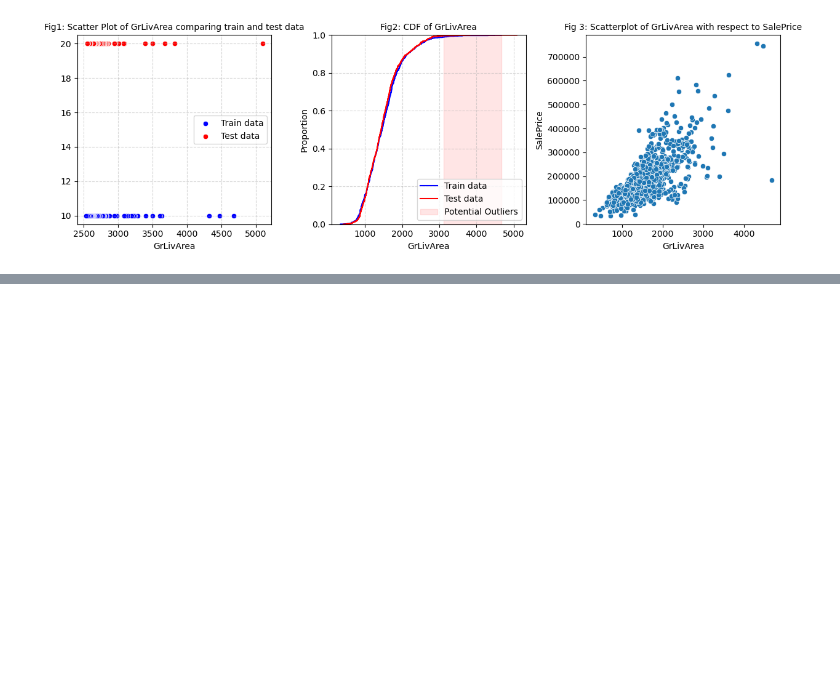
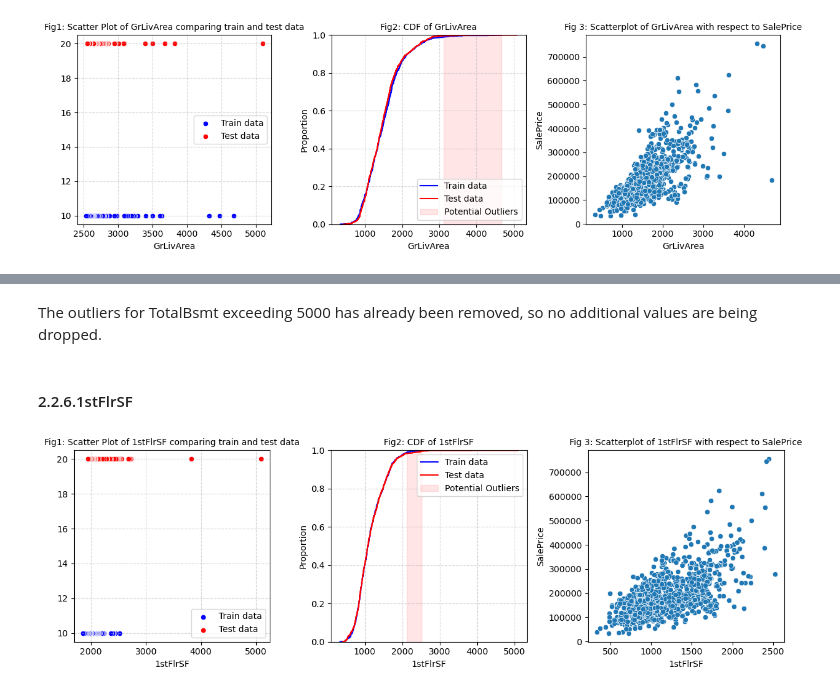
Before and after one commit to boraaktas/COMP4433-Team_Project, a Jupyter notebook: dataset_overview.ipynb, the cells around one changed output, grey strips where cells are left out. Saved outputs shown, nothing was run; the diff lists cells and outputs as text; code cells hidden in the pictures; blank space fills up the shorter version.

```diff
--- a/dataset_overview.ipynb
+++ b/dataset_overview.ipynb
@@ -239,0 +330,8 @@ outlier_analysis(train_df, test_df, 'BsmtFinSF1')
+# %% [markdown]
+The outliers for TotalBsmt exceeding 5000 has already been removed, so no additional values are being dropped.
+# %% [markdown]
+#### 2.2.6.1stFlrSF
+# %%
+outlier_analysis(train_df, test_df, '1stFlrSF')
+# %% [output]
+[figure, added]
```
Also changed, not shown: parts of 36 cells of this notebook.
